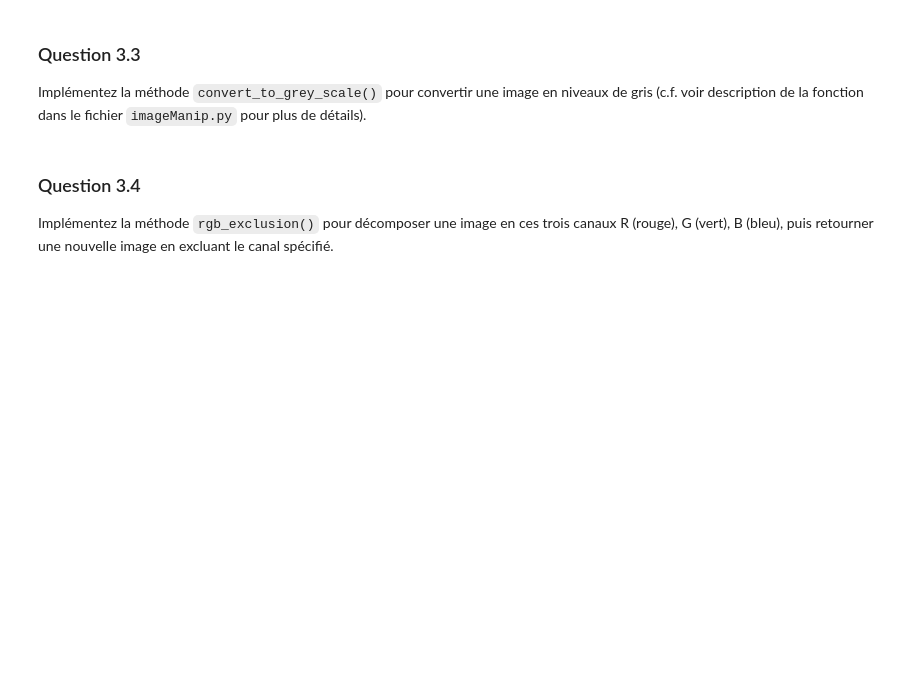
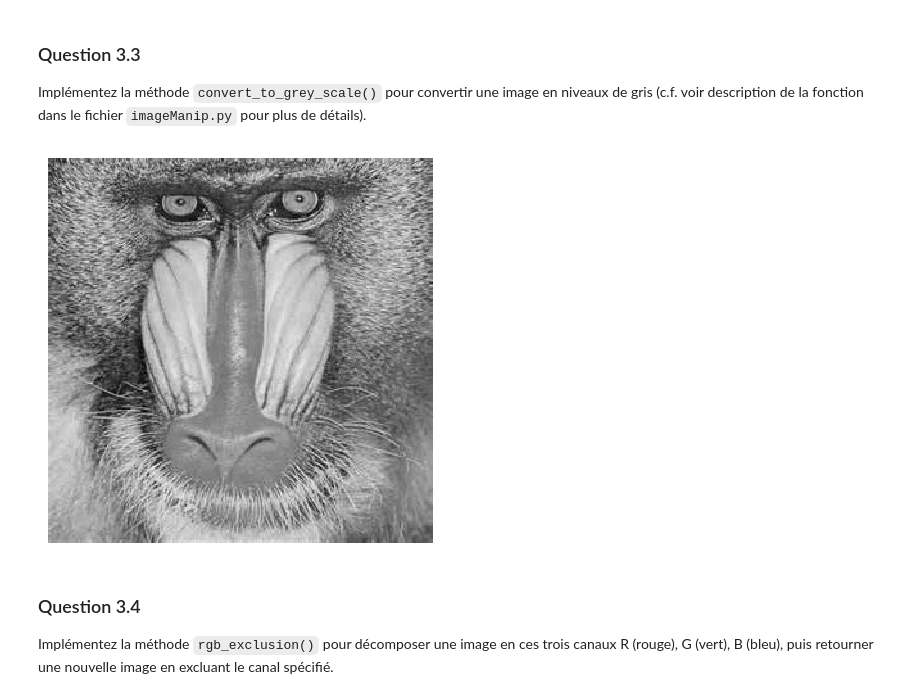
Before and after one commit to hananeoth/gl, a Jupyter notebook: static_files/assignments/hw0.ipynb, the cells around one changed output. Cells and saved outputs as stored; diff of their text form; code cells hidden in the pictures; blank space fills up the shorter version.

```diff
--- a/static_files/assignments/hw0.ipynb
+++ b/static_files/assignments/hw0.ipynb
@@ -275,8 +280,12 @@ display(new_image)
 ### Question 3.3
 Implémentez la méthode `convert_to_grey_scale()` pour convertir une image en niveaux de gris (c.f. voir description de la fonction dans le fichier `imageManip.py` pour plus de détails).
 # %%
+image1 = load(image1_path)
+image1_path = './image1.jpg'
 grey_image = convert_to_grey_scale(image1)
 display(grey_image)
+# %% [output]
+[figure, added]
 # %% [markdown]
 ### Question 3.4
 
```
Also changed, not shown: parts of 7 cells of this notebook.
